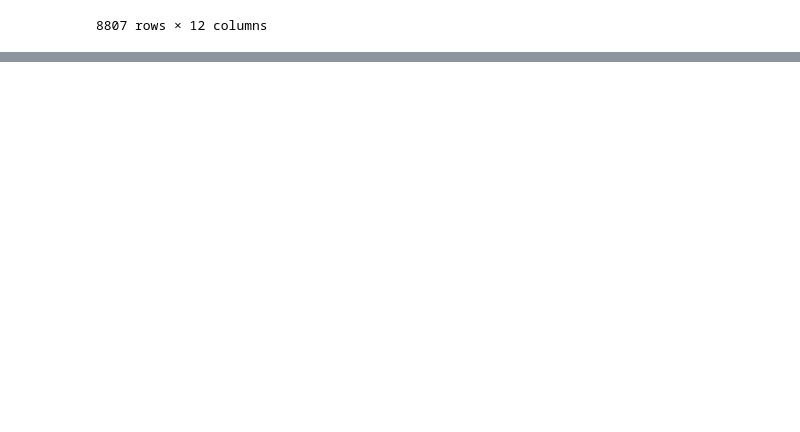
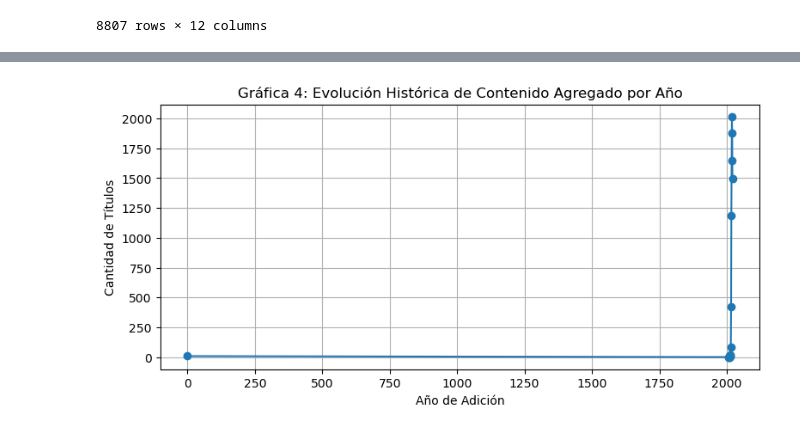
Before and after one commit to jrvrr/ECBD-MoralesRiveraJerry, a Jupyter notebook: NoteBook/LAB 05 DIKW_Netflix/Lab05 DIKW_Netflix.ipynb, the cells around one changed output, grey strips where cells are left out. Cells and saved outputs as stored; diff of their text form; code cells hidden in the pictures; blank space fills up the shorter version.

```diff
--- a/NoteBook/LAB 05 DIKW_Netflix/Lab05 DIKW_Netflix.ipynb
+++ b/NoteBook/LAB 05 DIKW_Netflix/Lab05 DIKW_Netflix.ipynb
@@ -221,0 +207,11 @@ plt.show()
+# %%
+# Capa de Información: Gráfica 4 sobre la evolución temporal de adición de títulos
+plt.figure(figsize=(9, 4))
+df["year_added"].value_counts().sort_index().plot(kind="line", marker="o")
+plt.title("Gráfica 4: Evolución Histórica de Contenido Agregado por Año")
+plt.xlabel("Año de Adición")
+plt.ylabel("Cantidad de Títulos")
+plt.grid(True)
+plt.show()
+# %% [output]
+[figure, added]
```
Also changed, not shown: parts of 48 cells of this notebook.
